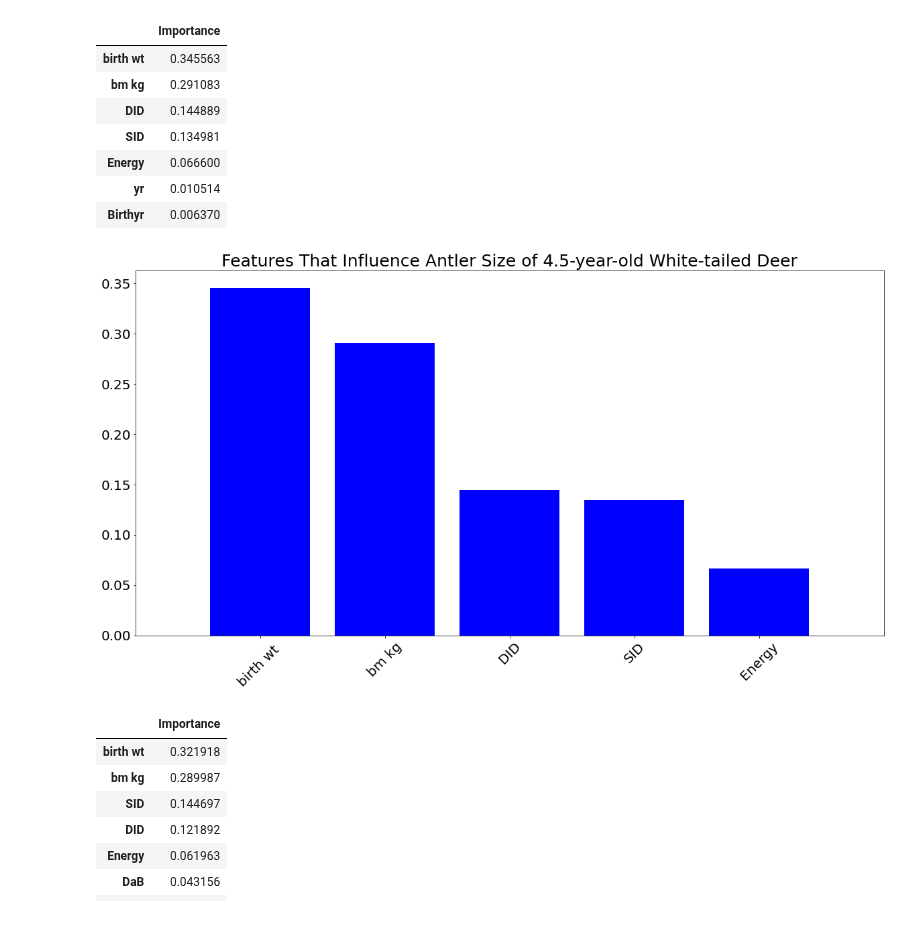
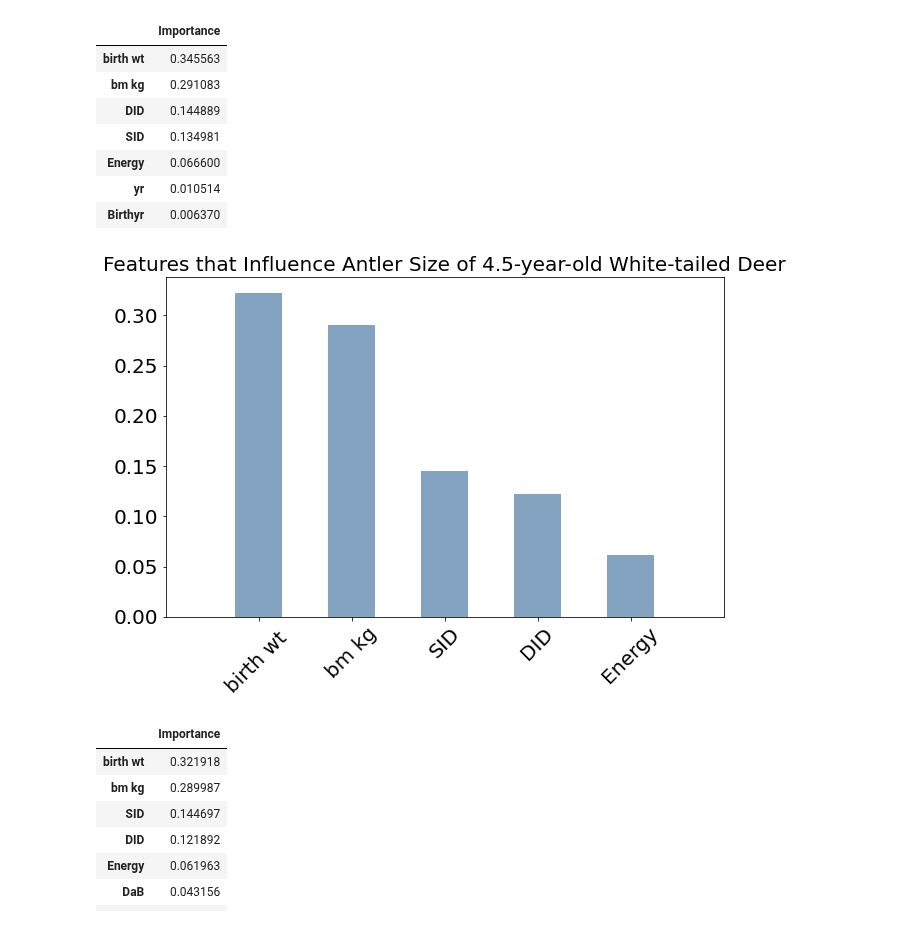
Before and after one commit to sont5413/Predictors-of-Antler-Size-in-White-tailed-Deer, a Jupyter notebook: Antler Size_4.5-_&_5.5-year-olds.ipynb, the cells around one changed output. Cells and saved outputs as stored; diff of their text form; code cells hidden in the pictures.

Commit message:
updated notebook and graphs

```diff
--- a/Antler Size_4.5-_&_5.5-year-olds.ipynb
+++ b/Antler Size_4.5-_&_5.5-year-olds.ipynb
@@ -266,22 +266,22 @@ feat_importances_a
 # %%
 feature_names_a = [col for col in X_train_a]
 feature_importances_a = gb_a.feature_importances_
 indices_a = np.argsort(feature_importances_a)[::-1]
 n = 5 # maximum feature importances displayed
 idx_a = indices_a[0:n]
 std = np.std(gb_a.feature_importances_)
 
-plt.figure(figsize=(20, 10))
-titlefont = 25
-plt.title("Features That Influence Antler Size of 4.5-year-old White-tailed Deer", fontdict={'fontsize':titlefont})
-plt.bar(range(n), feature_importances_a[idx_a], color="b", align="center")
+plt.figure(figsize=(10, 6.25))
+titlefont = 20
+plt.title("Features that Influence Antler Size of 4.5-year-old White-tailed Deer", fontdict={'fontsize':titlefont})
+plt.bar(range(n), feature_importances_b[idx_b], color=(0.2, 0.4, 0.6, 0.6), width=0.5, align="center")
 xticksize = 20
-plt.xticks(range(n), [feature_names_a[id] for id in idx_a], rotation = 45, fontdict={'fontsize':xticksize})
+plt.xticks(range(n), [feature_names_b[id] for id in idx_b], rotation = 45, fontdict={'fontsize':xticksize})
 plt.tick_params(axis='y', which='major', labelsize=20)
 plt.xlim([-1, n])
 plt.show()
 # %% [output]
-[figure, old version]
+[figure, new version]
 # %%
 feat_importances_b = pd.DataFrame(gb_b.feature_importances_, index=X_train_b.columns, columns=["Importance"])
 feat_importances_b.sort_values(by='Importance', ascending=False, inplace=True)
```
Also changed, not shown: parts of 3 cells of this notebook.
